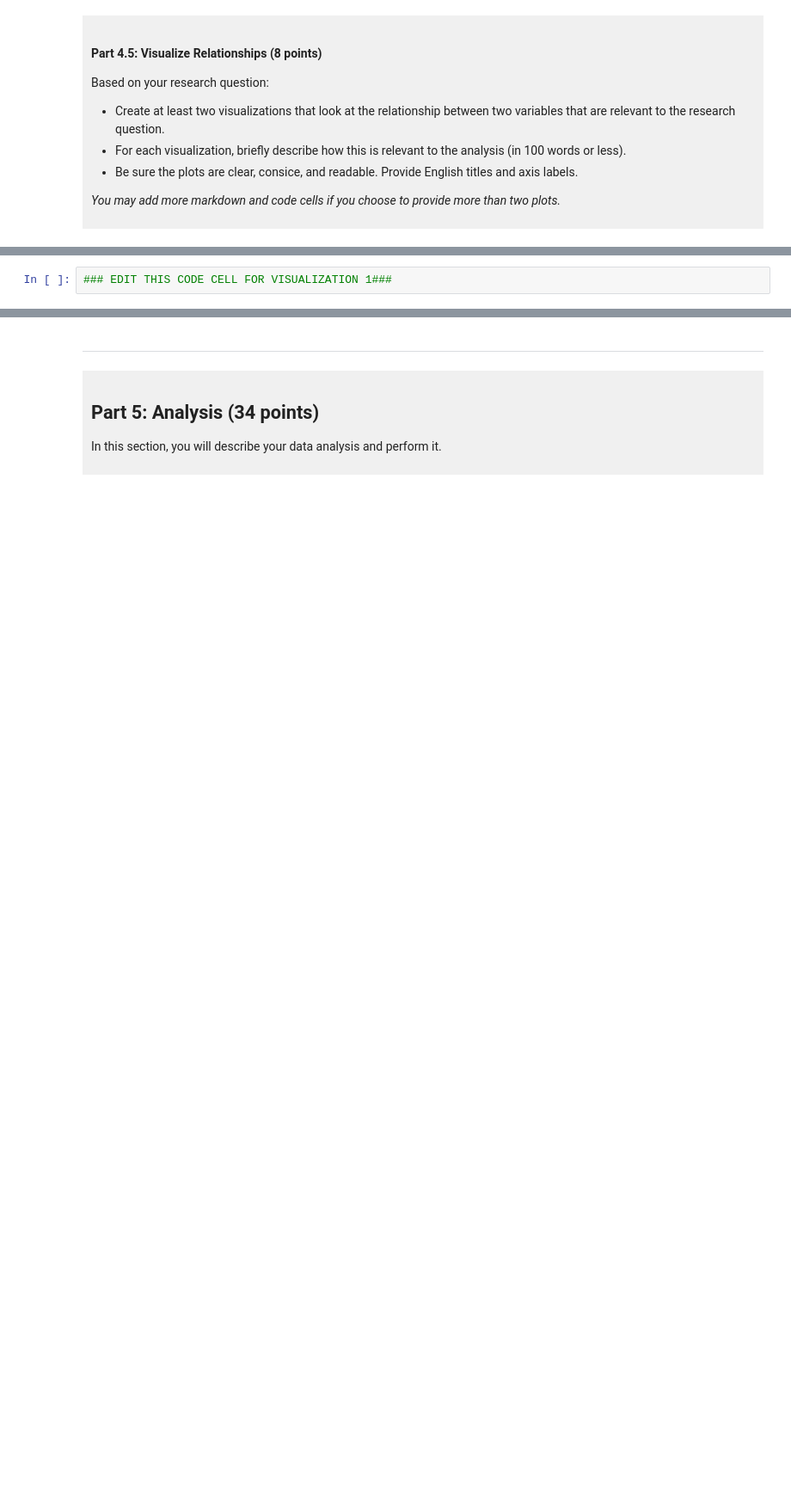
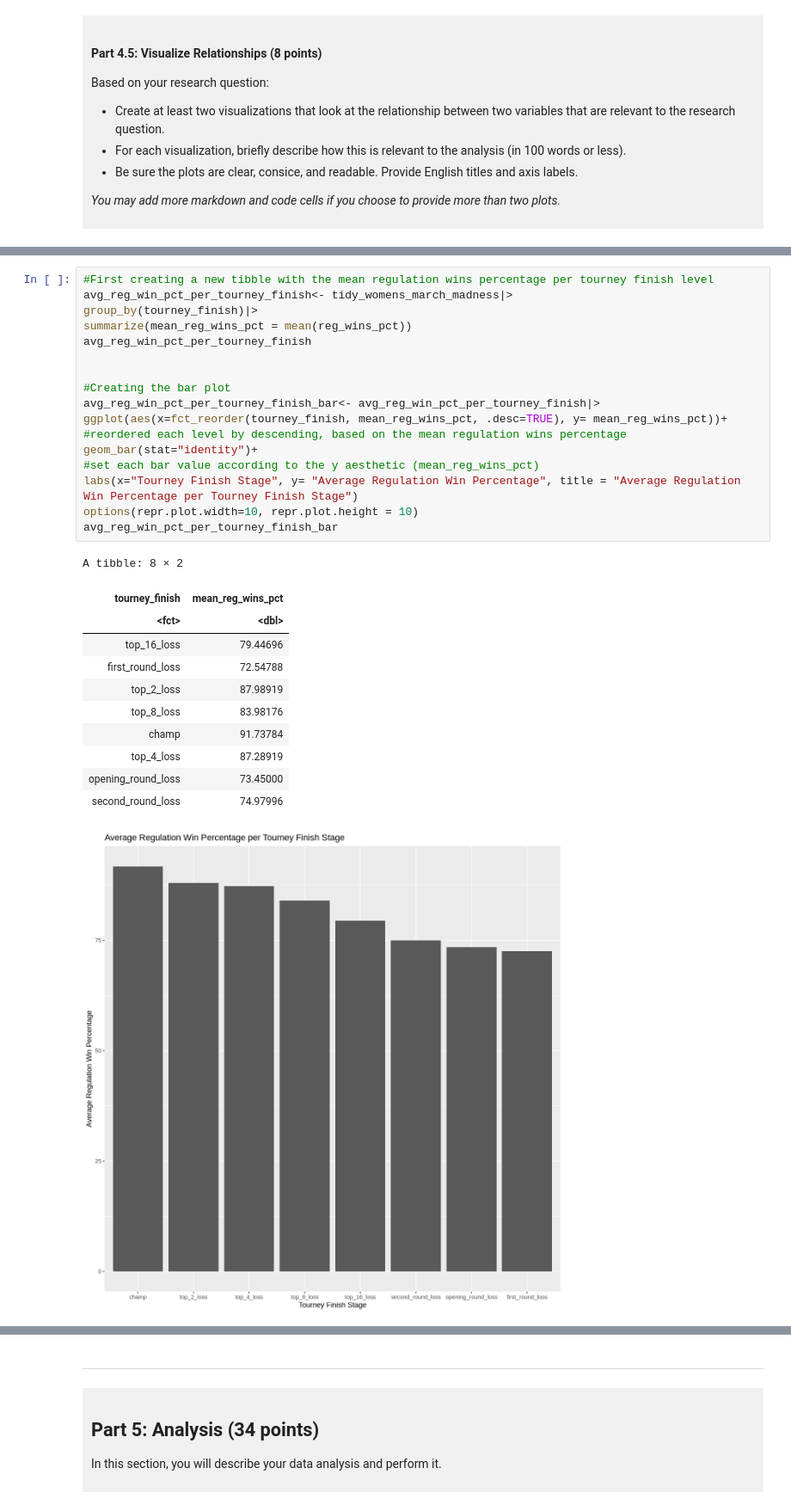
Before and after one commit to OL-git48/dsci-100-project-oliverlo, a Jupyter notebook: dsci-100-project-notebook.ipynb, the cells around one changed output, grey strips where cells are left out. Shown at 86% size. Drawn from its saved outputs; the diff is of its cells as text; blank space fills up the shorter version.

```diff
--- a/dsci-100-project-notebook.ipynb
+++ b/dsci-100-project-notebook.ipynb
@@ -328,3 +416,29 @@ Visualization 1: %%% EDIT THIS MARKDOWN CELL%%%
 # %%
-### EDIT THIS CODE CELL FOR VISUALIZATION 1###
+#First creating a new tibble with the mean regulation wins percentage per tourney finish level
+avg_reg_win_pct_per_tourney_finish<- tidy_womens_march_madness|>
+group_by(tourney_finish)|>
+summarize(mean_reg_wins_pct = mean(reg_wins_pct))
+avg_reg_win_pct_per_tourney_finish
+
+
+#Creating the bar plot
+avg_reg_win_pct_per_tourney_finish_bar<- avg_reg_win_pct_per_tourney_finish|>
+ggplot(aes(x=fct_reorder(tourney_finish, mean_reg_wins_pct, .desc=TRUE), y= mean_reg_wins_pct))+    #reordered each level by descending, based on the mean regulation wins percentage
+geom_bar(stat="identity")+                                                                          #set each bar value according to the y aesthetic (mean_reg_wins_pct)
+labs(x="Tourney Finish Stage", y= "Average Regulation Win Percentage", title = "Average Regulation Win Percentage per Tourney Finish Stage")
+options(repr.plot.width=10, repr.plot.height = 10)
+avg_reg_win_pct_per_tourney_finish_bar
+# %% [output]
+A tibble: 8 × 2
+| tourney_finish | mean_reg_wins_pct |
+| <fct> | <dbl> |
+| top_16_loss | 79.44696 |
+| first_round_loss | 72.54788 |
+| top_2_loss | 87.98919 |
+| top_8_loss | 83.98176 |
+| champ | 91.73784 |
+| top_4_loss | 87.28919 |
+| opening_round_loss | 73.45000 |
+| second_round_loss | 74.97996 |
+[figure, added]
 # %% [markdown]
```
Also changed, not shown: parts of 10 cells of this notebook.
